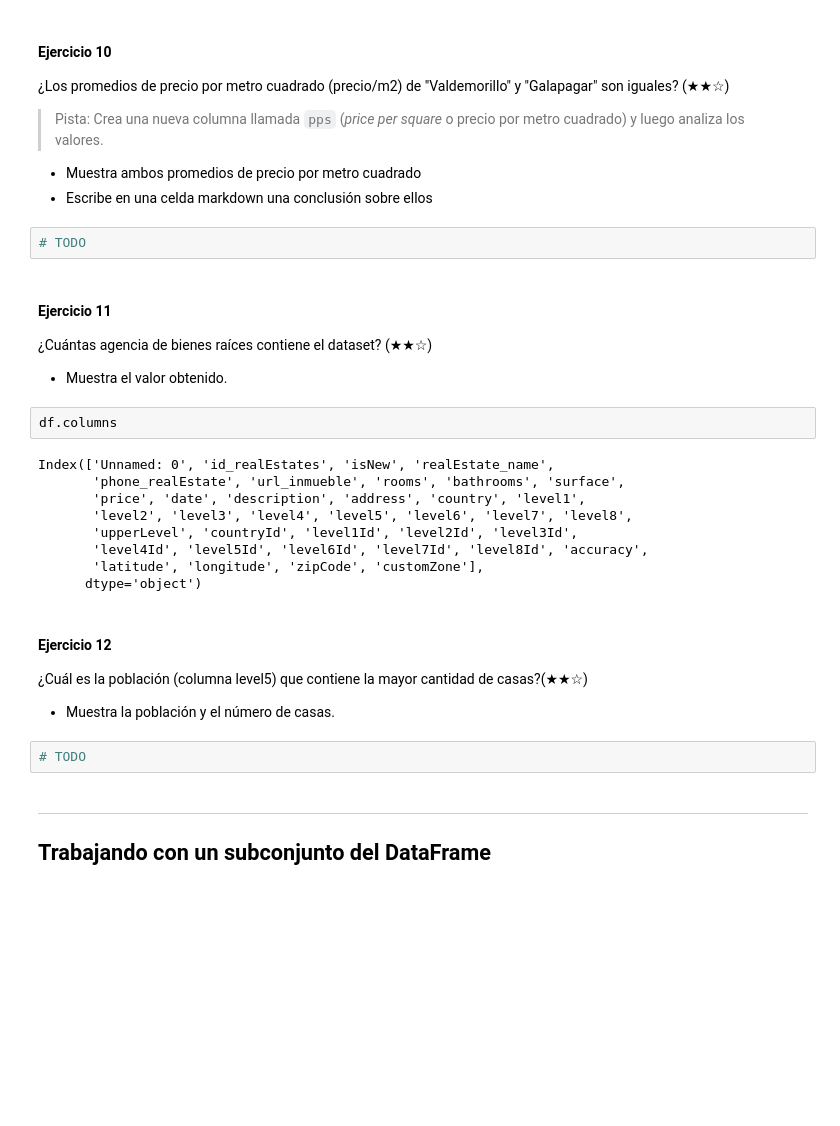
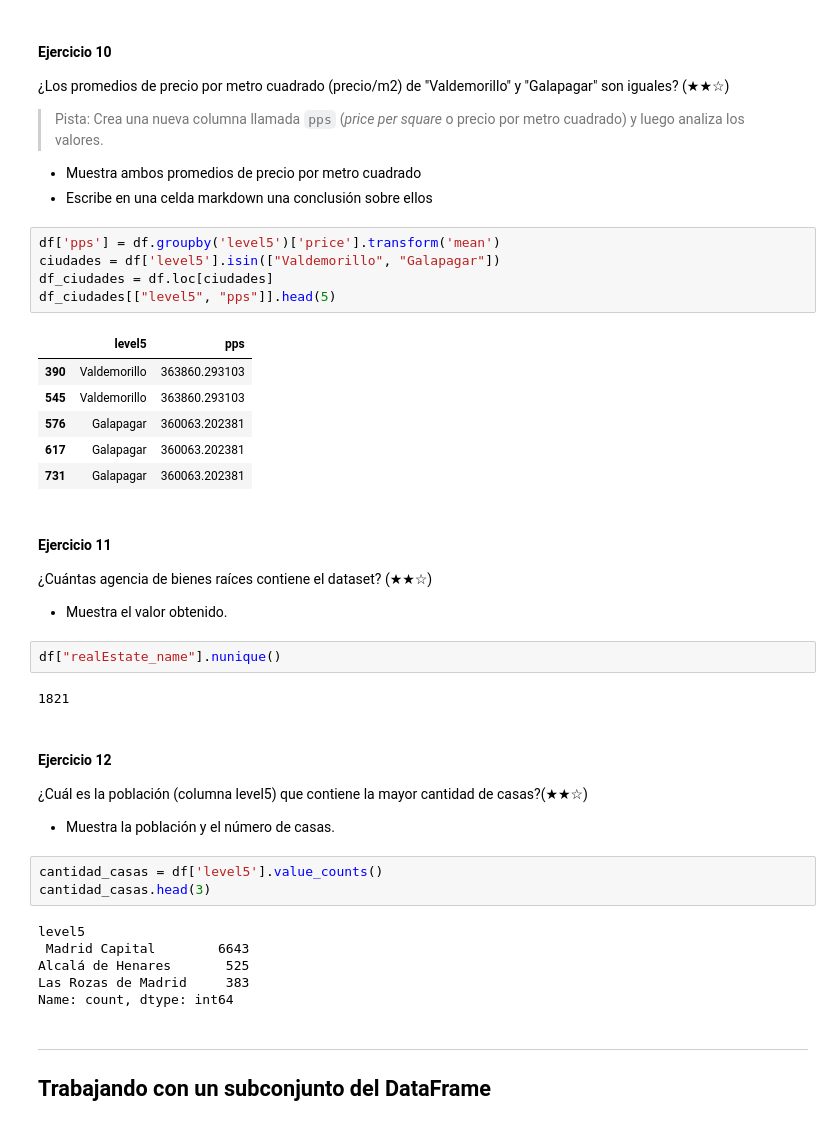
Before and after one commit to 4GeeksAcademy/Antonio27M-proyecto001-pandas, a Jupyter notebook: 02-project-pandas-real-state (1).ipynb, the cells around one changed output. Cells and saved outputs as stored; diff of their text form; blank space fills up the shorter version.

```diff
--- a/02-project-pandas-real-state (1).ipynb
+++ b/02-project-pandas-real-state (1).ipynb
@@ -185,7 +193,17 @@ df.loc[df['level5'] == 'Gatefe']
 - Muestra ambos promedios de precio por metro cuadrado
 - Escribe en una celda markdown una conclusión sobre ellos
 # %%
-# TODO
+df['pps'] = df.groupby('level5')['price'].transform('mean')
+ciudades = df['level5'].isin(["Valdemorillo", "Galapagar"])
+df_ciudades = df.loc[ciudades]
+df_ciudades[["level5", "pps"]].head(5)
+# %% [output]
+|  | level5 | pps |
+| 390 | Valdemorillo | 363860.293103 |
+| 545 | Valdemorillo | 363860.293103 |
+| 576 | Galapagar | 360063.202381 |
+| 617 | Galapagar | 360063.202381 |
+| 731 | Galapagar | 360063.202381 |
 # %% [markdown]
 #### Ejercicio 11
 
@@ -193,16 +211,9 @@ df.loc[df['level5'] == 'Gatefe']
 
 - Muestra el valor obtenido.
 # %%
-df.columns
+df["realEstate_name"].nunique()
 # %% [output]
-Index(['Unnamed: 0', 'id_realEstates', 'isNew', 'realEstate_name',
-       'phone_realEstate', 'url_inmueble', 'rooms', 'bathrooms', 'surface',
-       'price', 'date', 'description', 'address', 'country', 'level1',
-       'level2', 'level3', 'level4', 'level5', 'level6', 'level7', 'level8',
-       'upperLevel', 'countryId', 'level1Id', 'level2Id', 'level3Id',
-       'level4Id', 'level5Id', 'level6Id', 'level7Id', 'level8Id', 'accuracy',
-       'latitude', 'longitude', 'zipCode', 'customZone'],
-      dtype='object')
+1821
 # %% [markdown]
 #### Ejercicio 12
 
@@ -210,7 +221,14 @@ Index(['Unnamed: 0', 'id_realEstates', 'isNew', 'realEstate_name',
 
 - Muestra la población y el número de casas.
 # %%
-# TODO
+cantidad_casas = df['level5'].value_counts()
+cantidad_casas.head(3)
+# %% [output]
+level5
+ Madrid Capital        6643
+Alcalá de Henares       525
+Las Rozas de Madrid     383
+Name: count, dtype: int64
 # %% [markdown]
 ---
 
```
Also changed, not shown: parts of 7 cells of this notebook.
